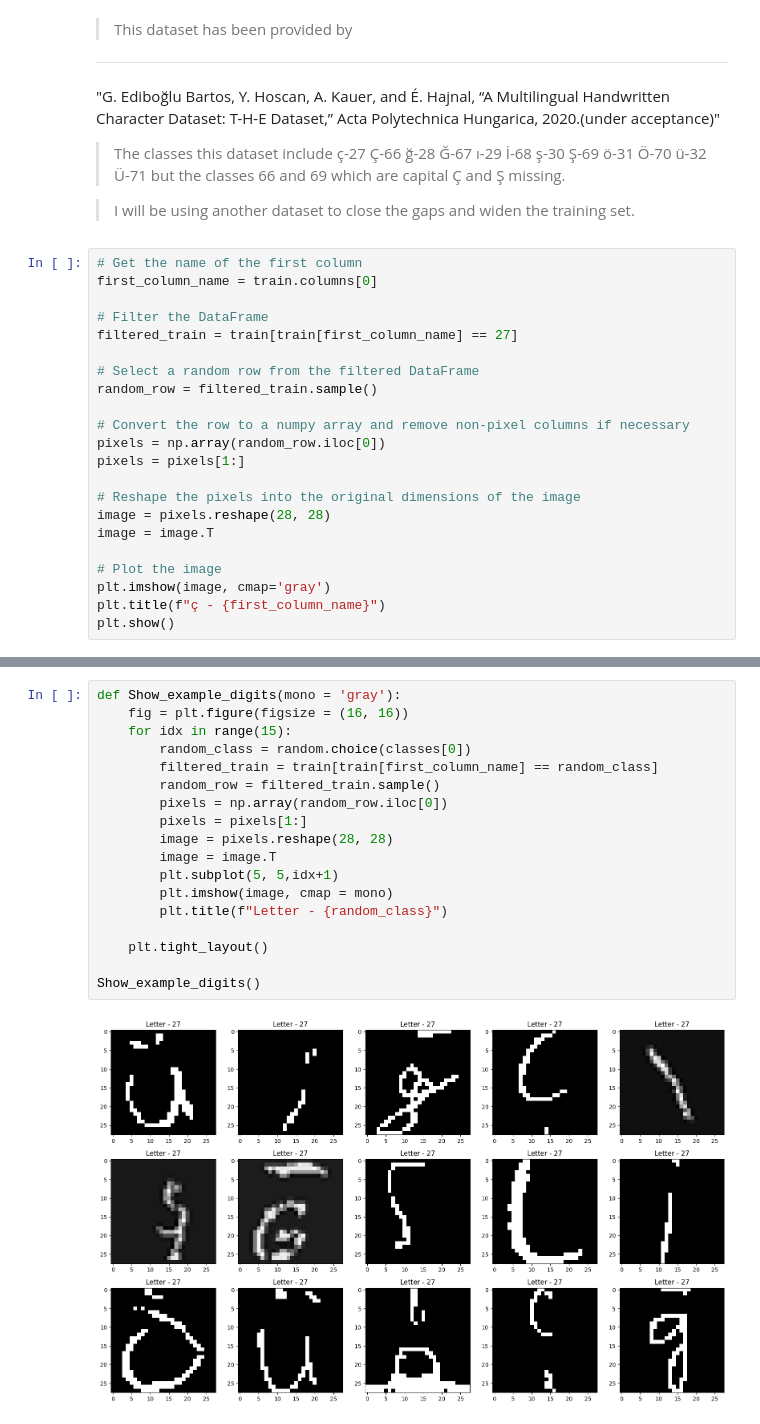
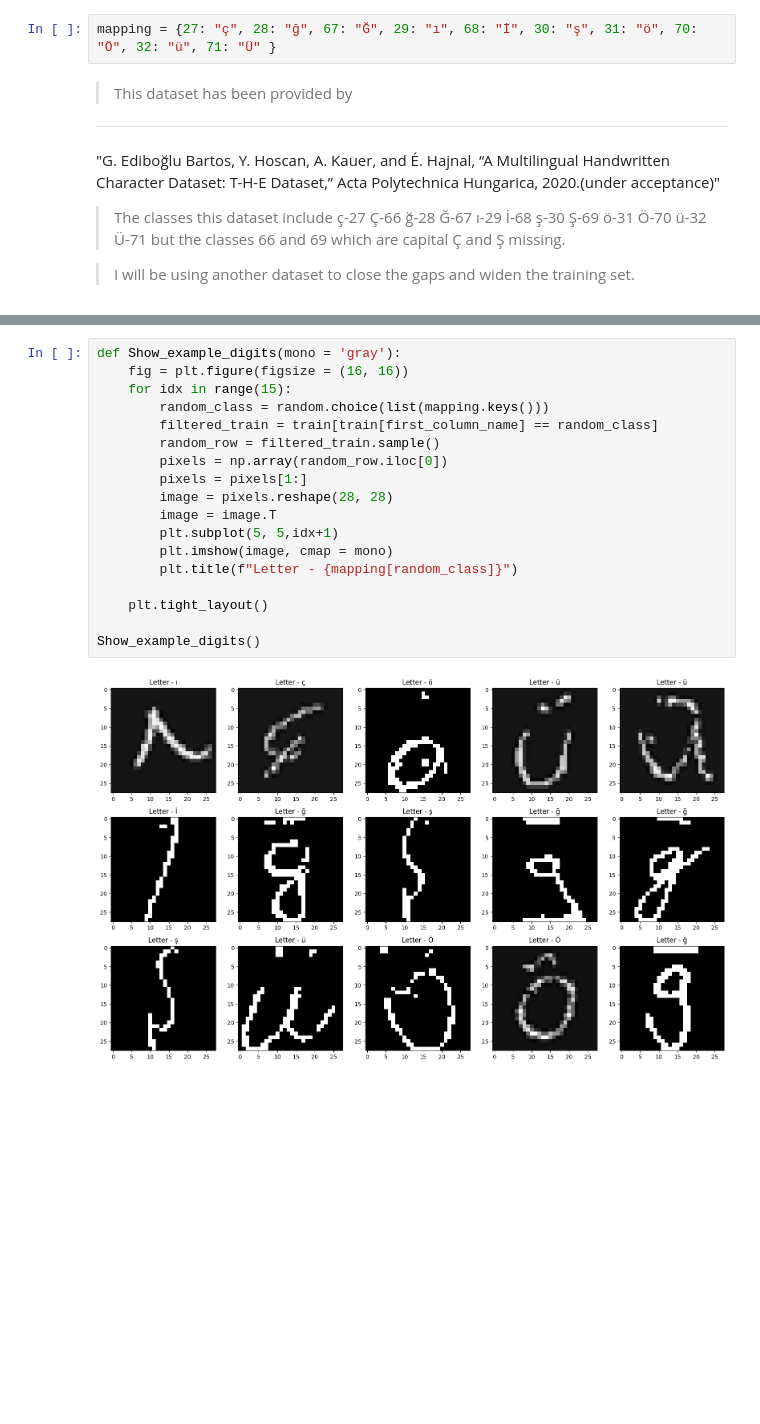
Before and after one commit to haldonmez/handwritten-letter-recognition-model, a Jupyter notebook: emnist-model-0.ipynb, the cells around one changed output, grey strips where cells are left out. Saved outputs shown, nothing was run; the diff lists cells and outputs as text; blank space fills up the shorter version.

```diff
--- a/emnist-model-0.ipynb
+++ b/emnist-model-0.ipynb
@@ -25,3 +22,5 @@ print(unique_values)
+# %%
+mapping = {27: "ç", 28: "ğ", 67: "Ğ", 29: "ı", 68: "İ", 30: "ş", 31: "ö", 70: "Ö", 32: "ü", 71: "Ü" }
 # %% [markdown]
 > This dataset has been provided by
 ---
@@ -29,25 +28,3 @@ print(unique_values)
 > The classes this dataset include ç-27 Ç-66 ğ-28 Ğ-67 ı-29 İ-68 ş-30 Ş-69 ö-31 Ö-70 ü-32 Ü-71 but the classes 66 and 69 which are capital Ç and Ş missing.
 
 > I will be using another dataset to close the gaps and widen the training set.
-# %%
-# Get the name of the first column
-first_column_name = train.columns[0]
-
-# Filter the DataFrame
-filtered_train = train[train[first_column_name] == 27]
-
-# Select a random row from the filtered DataFrame
-random_row = filtered_train.sample()
-
-# Convert the row to a numpy array and remove non-pixel columns if necessary
-pixels = np.array(random_row.iloc[0])
-pixels = pixels[1:]
-
-# Reshape the pixels into the original dimensions of the image
-image = pixels.reshape(28, 28)
-image = image.T
-
-# Plot the image
-plt.imshow(image, cmap='gray')
-plt.title(f"ç - {first_column_name}")
-plt.show()
@@ -56,20 +31,20 @@ plt.show()
 # %%
 def Show_example_digits(mono = 'gray'):
     fig = plt.figure(figsize = (16, 16))
     for idx in range(15):
-        random_class = random.choice(classes[0])
+        random_class = random.choice(list(mapping.keys()))
         filtered_train = train[train[first_column_name] == random_class]
         random_row = filtered_train.sample()
         pixels = np.array(random_row.iloc[0])
         pixels = pixels[1:]
         image = pixels.reshape(28, 28)
         image = image.T
         plt.subplot(5, 5,idx+1)
         plt.imshow(image, cmap = mono)
-        plt.title(f"Letter - {random_class}")
+        plt.title(f"Letter - {mapping[random_class]}")
 
     plt.tight_layout()
 
 Show_example_digits()
 # %% [output]
-[figure, old version]
+[figure, new version]
```
Also changed, not shown: parts of 2 cells of this notebook.
